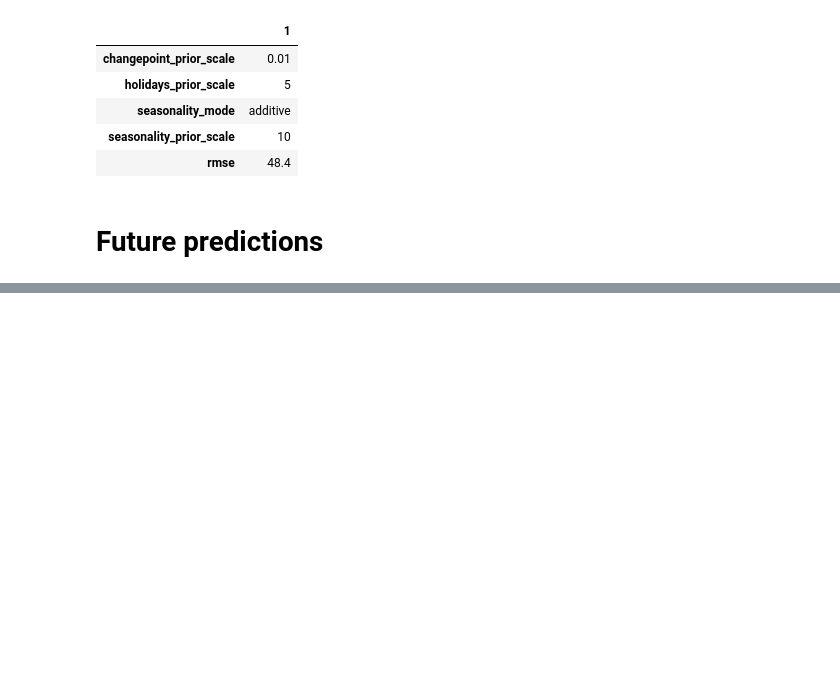
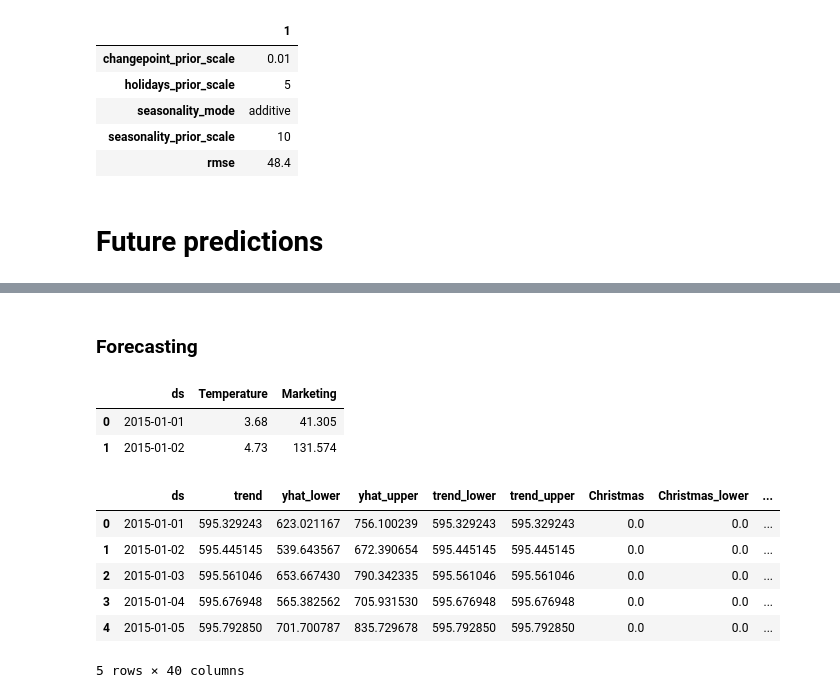
Before and after one commit to JiayiD77/Conjoint-Analysis, a Jupyter notebook: time_series_analysis/prophet_time_series_analysis.ipynb, the cells around one changed output, grey strips where cells are left out. Cells and saved outputs as stored; diff of their text form; code cells hidden in the pictures; blank space fills up the shorter version.

```diff
--- a/time_series_analysis/prophet_time_series_analysis.ipynb
+++ b/time_series_analysis/prophet_time_series_analysis.ipynb
@@ -315,0 +341,22 @@ df.tail(2)
+# %% [markdown]
+### Forecasting
+# %%
+future = model_bp.make_future_dataframe(periods=len(future_df),
+                                        freq="D")
+future = pd.concat([future, df.iloc[:, 2:]], axis=1)
+future.head(2)
+# %% [output]
+|  | ds | Temperature | Marketing |
+| 0 | 2015-01-01 | 3.68 | 41.305 |
+| 1 | 2015-01-02 | 4.73 | 131.574 |
+# %%
+forecast = model_bp.predict(future)
+forecast.head()
+# %% [output]
+|  | ds | trend | yhat_lower | yhat_upper | trend_lower | trend_upper | Christmas | Christmas_lower | ... |
+| 0 | 2015-01-01 | 595.329243 | 623.021167 | 756.100239 | 595.329243 | 595.329243 | 0.0 | 0.0 | ... |
+| 1 | 2015-01-02 | 595.445145 | 539.643567 | 672.390654 | 595.445145 | 595.445145 | 0.0 | 0.0 | ... |
+| 2 | 2015-01-03 | 595.561046 | 653.667430 | 790.342335 | 595.561046 | 595.561046 | 0.0 | 0.0 | ... |
+| 3 | 2015-01-04 | 595.676948 | 565.382562 | 705.931530 | 595.676948 | 595.676948 | 0.0 | 0.0 | ... |
+| 4 | 2015-01-05 | 595.792850 | 701.700787 | 835.729678 | 595.792850 | 595.792850 | 0.0 | 0.0 | ... |
+5 rows × 40 columns
```
Also changed, not shown: parts of 7 cells of this notebook.
